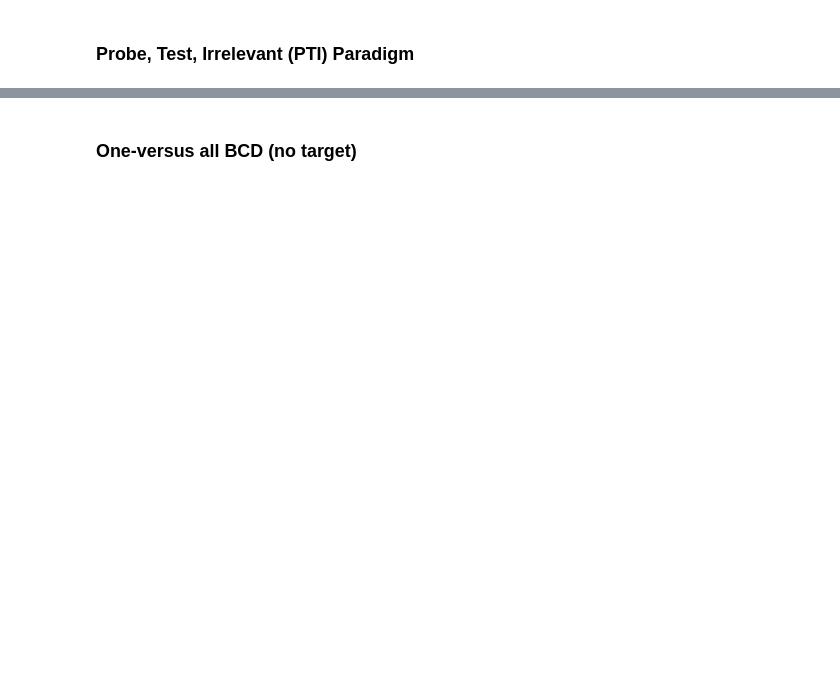
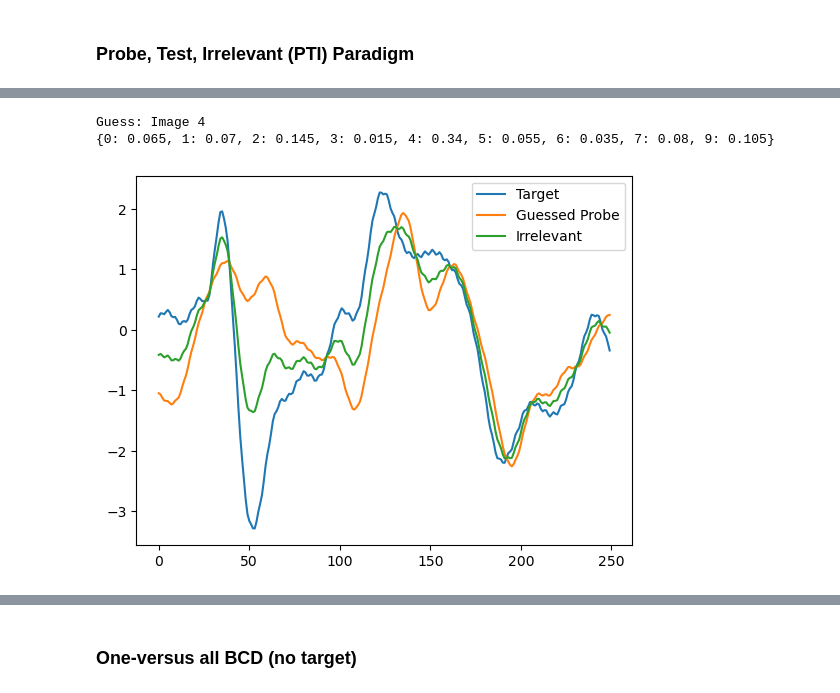
Before and after one commit to sveld03/natHacks, a Jupyter notebook: P3TE/correlation_analysis.ipynb, the cells around one changed output, grey strips where cells are left out. Drawn from its saved outputs; the diff is of its cells as text; code cells hidden in the pictures; blank space fills up the shorter version.

```diff
--- a/P3TE/correlation_analysis.ipynb
+++ b/P3TE/correlation_analysis.ipynb
@@ -67,0 +79,8 @@ X = pd.concat([X1, X2, X3], ignore_index=True, axis=0)
+# %%
+ds5 = pd.read_csv("P3TE/loading_data/Davis_0_data_PTI_with_click_probe4_target8_(30_trials)(10_images)(500_downTime)(200_flashTime).csv")
+labels5 = np.loadtxt("P3TE/loading_data/Davis_0_labels_PTI_with_click_probe4_target8_(30_trials)(10_images)(500_downTime)(200_flashTime).csv",
+                     delimiter=',',
+                     dtype='int')
+# %%
+X5 = create_lab_data(ds5, labels5, 250, rm0102)
+X5_no_img = X5.loc[:, X5.columns != 'image']
@@ -69,0 +218,7 @@ X = pd.concat([X1, X2, X3], ignore_index=True, axis=0)
+# %%
+test_targets = [0, 1, 2, 3, 4, 5, 6, 7, 9]
+pti_bcd_test(X5, target=8, suspects=test_targets, n_iters=200, n_samples=15) # davis short, probe=4
+# %% [output]
+Guess: Image 4
+{0: 0.065, 1: 0.07, 2: 0.145, 3: 0.015, 4: 0.34, 5: 0.055, 6: 0.035, 7: 0.08, 9: 0.105}
+[figure, added]
```
Also changed, not shown: parts of 32 cells of this notebook.
